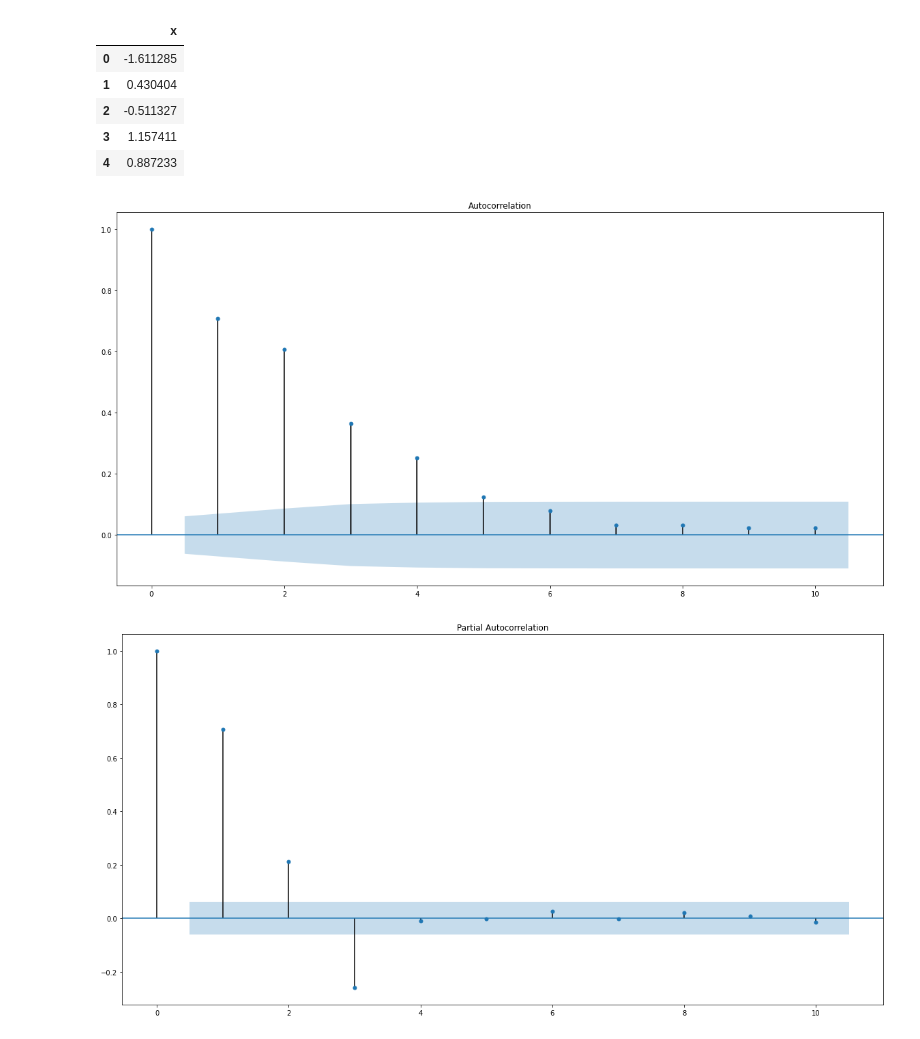
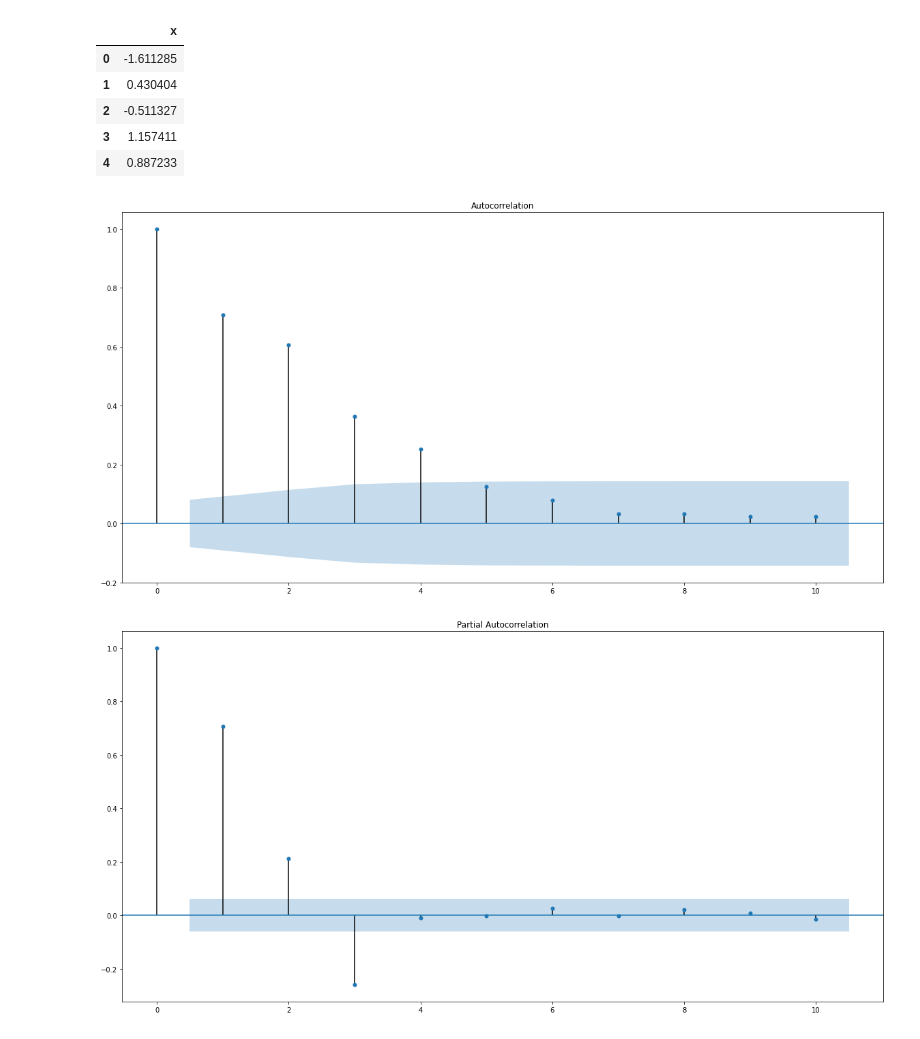
Before and after one commit to SushiFou/Time-Series---Financial-Data-, a Jupyter notebook: TP1_Time_Series_Kervella.ipynb, the cells around one changed output. Saved outputs shown, nothing was run; the diff lists cells and outputs as text; code cells hidden in the pictures.

```diff
--- a/TP1_Time_Series_Kervella.ipynb
+++ b/TP1_Time_Series_Kervella.ipynb
@@ -282,10 +317,10 @@ df.head()
 | 3 | 1.157411 |
 | 4 | 0.887233 |
 # %%
-plot_acf(df['x'], lags=10)
+plot_acf(df['x'], lags=10, alpha=0.01)
 plt.show()
 # %% [output]
-[figure, old version]
+[figure, new version]
 # %%
 plot_pacf(df['x'], lags=10)
 plt.show()
```
Also changed, not shown: parts of 46 cells of this notebook.
